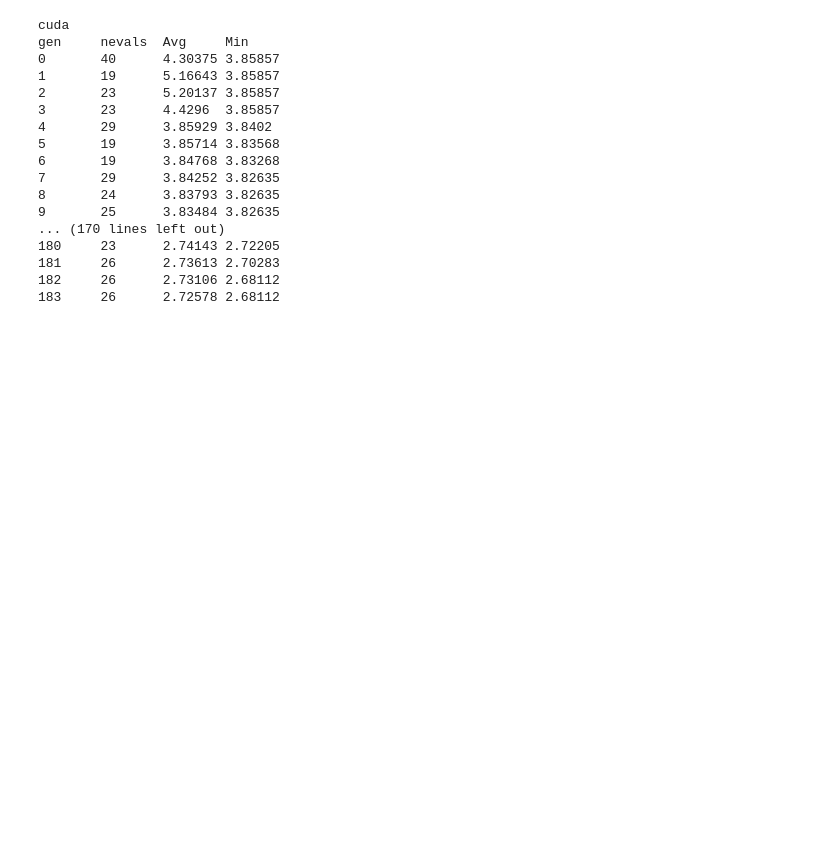
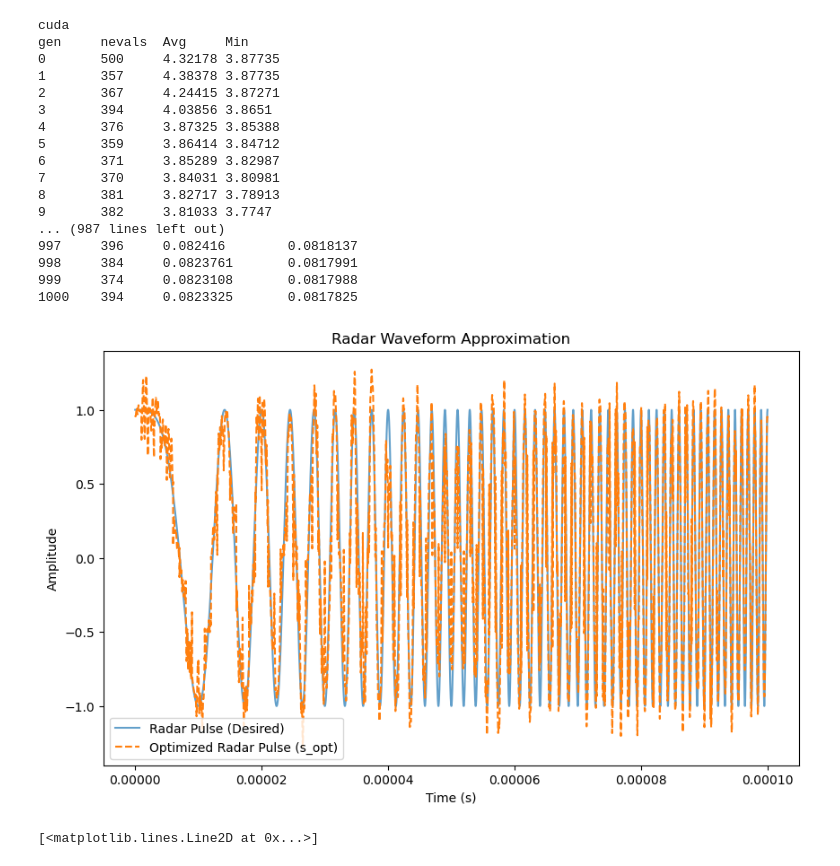
Before and after one commit to alireza06/JSAC_waveform_design, a Jupyter notebook: ga first.ipynb, the cells around one changed output. Cells and saved outputs as stored; diff of their text form; code cells hidden in the pictures; blank space fills up the shorter version.

```diff
--- a/ga first.ipynb
+++ b/ga first.ipynb
@@ -110,7 +253,9 @@ def fitness_fn(individual):
     c_opt = real_val + 1j * imag_val
     c_opt = c_opt.to(torch.complex64)
     s_opt = torch.sum(c_opt[:, None] * g_vec, dim=0)
-    mse = torch.mean(torch.abs(s_opt - radar_pulse) ** 2).item()
+    s_opt_normalized = s_opt
+    radar_pulse_normalized = radar_pulse
+    mse = (torch.mean(torch.abs(s_opt_normalized - radar_pulse_normalized) ** 2)).item()
     return mse,
 
 # DEAP setup
@@ -123,65 +268,67 @@ toolbox.register("individual", tools.initRepeat, creator.Individual, toolbox.att
 toolbox.register("population", tools.initRepeat, list, toolbox.individual)
 
 toolbox.register("evaluate", fitness_fn)
-toolbox.register("mate", tools.cxBlend, alpha=0.99)
-toolbox.register("mutate", tools.mutGaussian, mu=0, sigma=0.05, indpb=0.2)
-toolbox.register("select", tools.selTournament, tournsize=5)
+toolbox.register("mate", tools.cxBlend, alpha=0.5)
+toolbox.register("mutate", tools.mutGaussian, mu=0, sigma=0.05, indpb=0.1)
+toolbox.register("select", tools.selTournament, tournsize=20)
 
 # Genetic algorithm execution
-population = toolbox.population(n=40)
+population = toolbox.population(n=500)
 n_generations = 1000
 
 stats = Statistics(lambda ind: ind.fitness.values)
-stats.register("Avg", np.mean)
-stats.register("Min", np.min)
+stats.register("Avg", lambda a: np.mean(a))
+stats.register("Min", lambda a: np.min(a))
 # Run the genetic algorithm
 result, log = algorithms.eaSimple(
-    population, toolbox, cxpb=0.5, mutpb=0.2, ngen=n_generations, verbose=True, stats=stats
+    population, toolbox, cxpb=0.7, mutpb=0.2, ngen=n_generations, verbose=True, stats=stats
 )
 
 # Extract the best individual
 best_individual = tools.selBest(population, k=1)[0]
 N = len(best_individual) // 2
 real_val = torch.tensor(best_individual[:N], device=device, dtype=torch.float32)
 imag_val = torch.tensor(best_individual[N:], device=device, dtype=torch.float32)
 
 # Combine real and imaginary parts into complex tensor
 c_opt_optimized = real_val + 1j * imag_val
 c_opt_optimized = c_opt_optimized.to(torch.complex64).to(device)
 
 # Synthesize optimized signal
 s_opt_optimized = torch.sum(c_opt_optimized[:, None] * g_vec, dim=0)
 
 # Plot results
 import matplotlib.pyplot as plt
 plt.figure(figsize=(10, 6))
 plt.plot(t.cpu(), radar_pulse.cpu().real, label="Radar Pulse (Desired)", alpha=0.7)
 plt.plot(t.cpu(), s_opt_optimized.cpu().real, label="Optimized Radar Pulse (s_opt)", linestyle="--")
 plt.legend()
 plt.xlabel("Time (s)")
 plt.ylabel("Amplitude")
 plt.title("Radar Waveform Approximation")
 # plt.ylim([-1,1])
 plt.show()
 
 plt.figure()
 plt.plot(c_opt_optimized.cpu().real)
 plt.plot(c_opt_optimized.cpu().imag)
 # %% [output]
 cuda
 gen     nevals  Avg     Min
-0       40      4.30375 3.85857
-1       19      5.16643 3.85857
-2       23      5.20137 3.85857
-3       23      4.4296  3.85857
-4       29      3.85929 3.8402
-5       19      3.85714 3.83568
-6       19      3.84768 3.83268
-7       29      3.84252 3.82635
-8       24      3.83793 3.82635
-9       25      3.83484 3.82635
-... (170 lines left out)
-180     23      2.74143 2.72205
-181     26      2.73613 2.70283
-182     26      2.73106 2.68112
-183     26      2.72578 2.68112
+0       500     4.32178 3.87735
+1       357     4.38378 3.87735
+2       367     4.24415 3.87271
+3       394     4.03856 3.8651
+4       376     3.87325 3.85388
+5       359     3.86414 3.84712
+6       371     3.85289 3.82987
+7       370     3.84031 3.80981
+8       381     3.82717 3.78913
+9       382     3.81033 3.7747
+... (987 lines left out)
+997     396     0.082416        0.0818137
+998     384     0.0823761       0.0817991
+999     374     0.0823108       0.0817988
+1000    394     0.0823325       0.0817825
+[figure, added]
+[<matplotlib.lines.Line2D at 0x...>]
```
Also changed, not shown: parts of 4 cells of this notebook.
